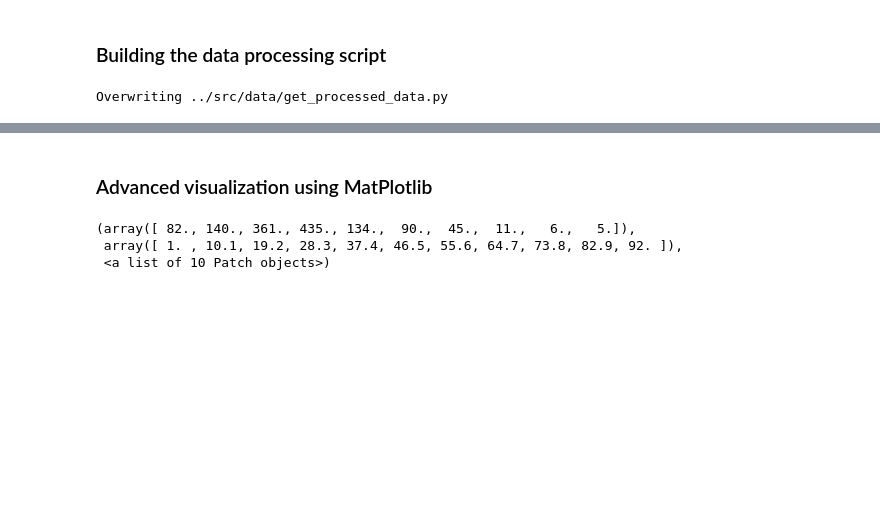
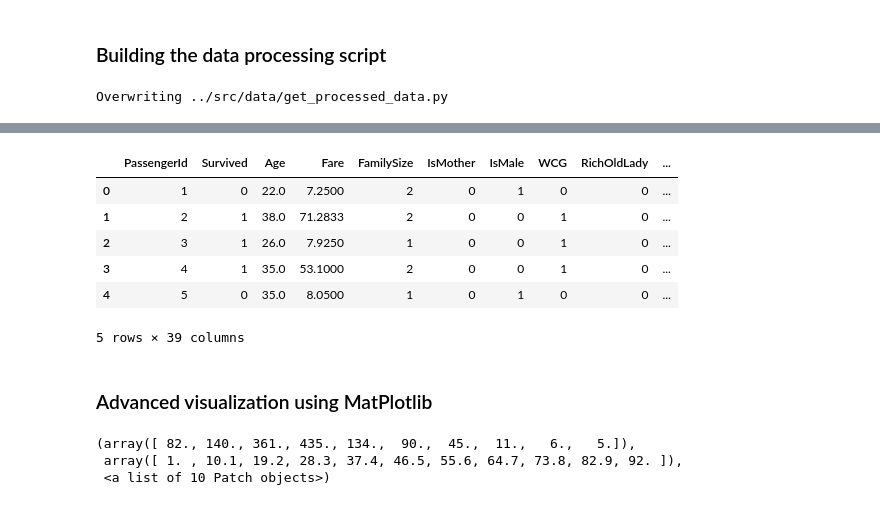
Before and after one commit to MildoCentaur/titanic-ds-python, a Jupyter notebook: titanic-ds-python/notebooks/Exploring data with Pandas.ipynb, the cells around one changed output, grey strips where cells are left out. Cells and saved outputs as stored; diff of their text form; code cells hidden in the pictures; blank space fills up the shorter version.

```diff
--- a/titanic-ds-python/notebooks/Exploring data with Pandas.ipynb
+++ b/titanic-ds-python/notebooks/Exploring data with Pandas.ipynb
@@ -1651,0 +1670,5 @@ memory usage: 257.6+ KB
+# %%
+processed_data_path = os.path.join(os.path.pardir,'data','processed')
+write_train_path = os.path.join(processed_data_path, 'train.csv')
+train_df = pd.read_csv(write_train_path)
+train_df.info()
@@ -1652,3 +1693,13 @@ memory usage: 257.6+ KB
+# %%
+train_df.head()
+# %% [output]
+|  | PassengerId | Survived | Age | Fare | FamilySize | IsMother | IsMale | WCG | RichOldLady | ... |
+| 0 | 1 | 0 | 22.0 | 7.2500 | 2 | 0 | 1 | 0 | 0 | ... |
+| 1 | 2 | 1 | 38.0 | 71.2833 | 2 | 0 | 0 | 1 | 0 | ... |
+| 2 | 3 | 1 | 26.0 | 7.9250 | 1 | 0 | 0 | 1 | 0 | ... |
+| 3 | 4 | 1 | 35.0 | 53.1000 | 2 | 0 | 0 | 1 | 0 | ... |
+| 4 | 5 | 0 | 35.0 | 8.0500 | 1 | 0 | 1 | 0 | 0 | ... |
+5 rows × 39 columns
 # %% [markdown]
 ### Advanced visualization using MatPlotlib
 # %%
```
Also changed, not shown: parts of 22 cells of this notebook, 7 other files.
